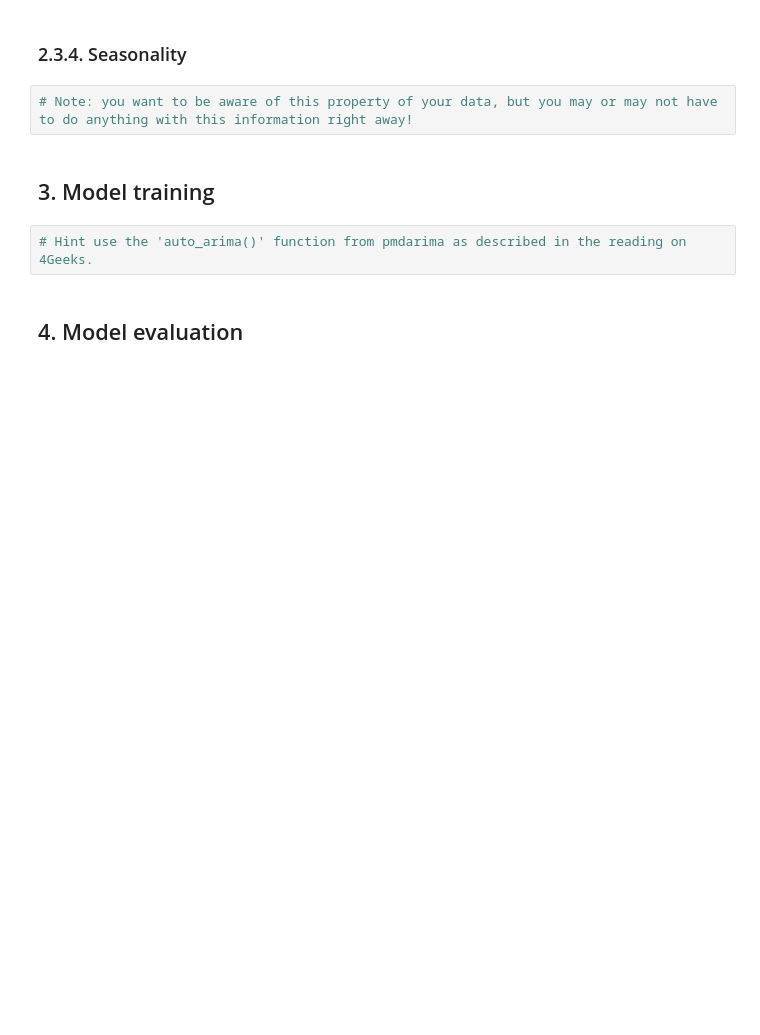
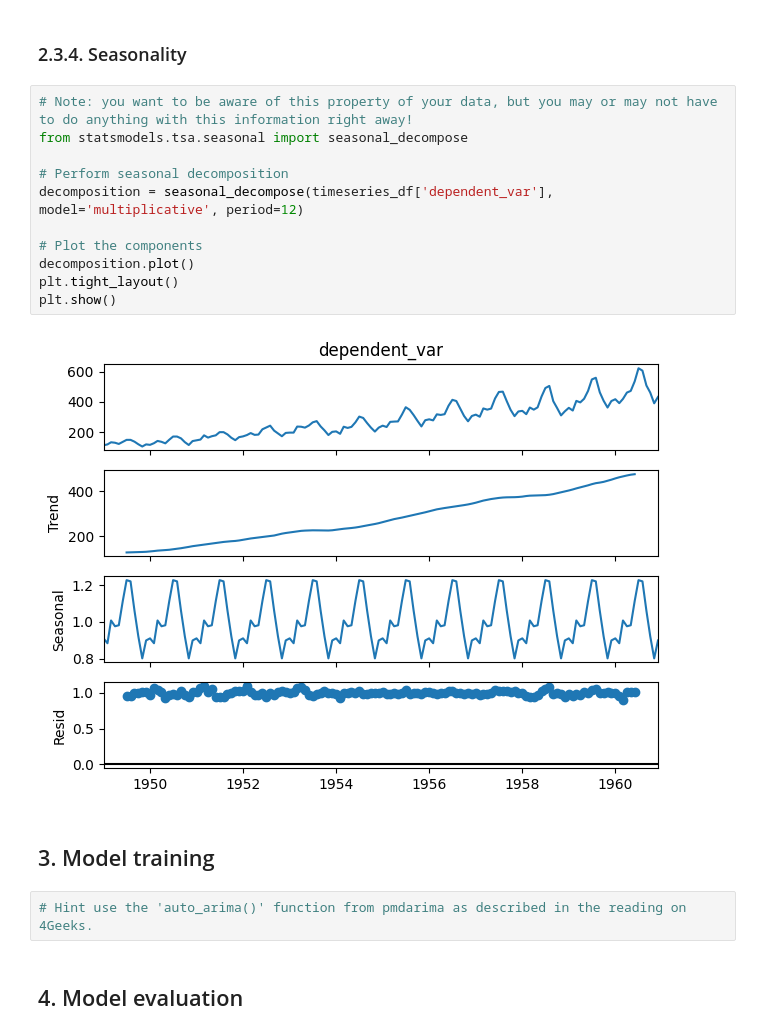
Before and after one commit to 4GeeksAcademy/Jack-Porter-time-series-project, a Jupyter notebook: notebooks/mvp.ipynb, the cells around one changed output. Drawn from its saved outputs; the diff is of its cells as text; blank space fills up the shorter version.

```diff
--- a/notebooks/mvp.ipynb
+++ b/notebooks/mvp.ipynb
@@ -165,6 +242,17 @@ Next, do a quick check to see if the datetime index we just created is evenly sp
 ### 2.3.4. Seasonality
 # %%
 # Note: you want to be aware of this property of your data, but you may or may not have to do anything with this information right away!
+from statsmodels.tsa.seasonal import seasonal_decompose
+
+# Perform seasonal decomposition
+decomposition = seasonal_decompose(timeseries_df['dependent_var'], model='multiplicative', period=12)
+
+# Plot the components
+decomposition.plot()
+plt.tight_layout()
+plt.show()
+# %% [output]
+[figure, added]
 # %% [markdown]
 ## 3. Model training
 # %%
```
Also changed, not shown: parts of 7 cells of this notebook.
